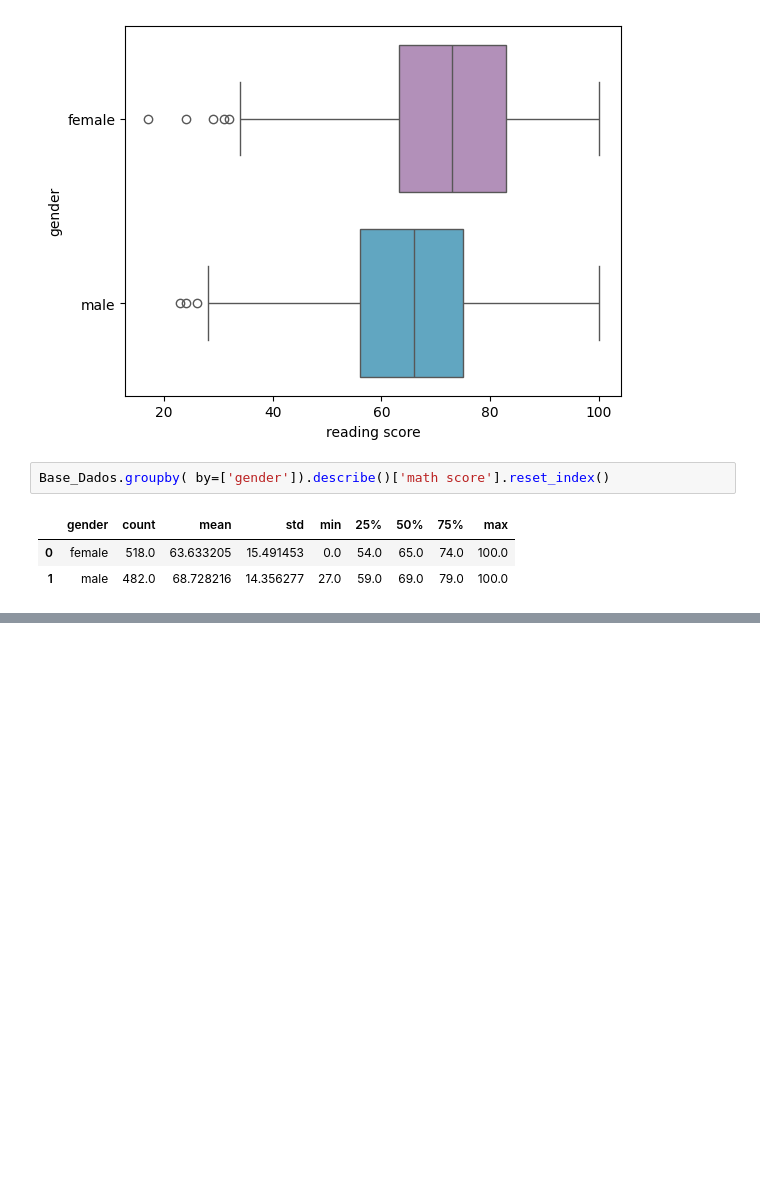
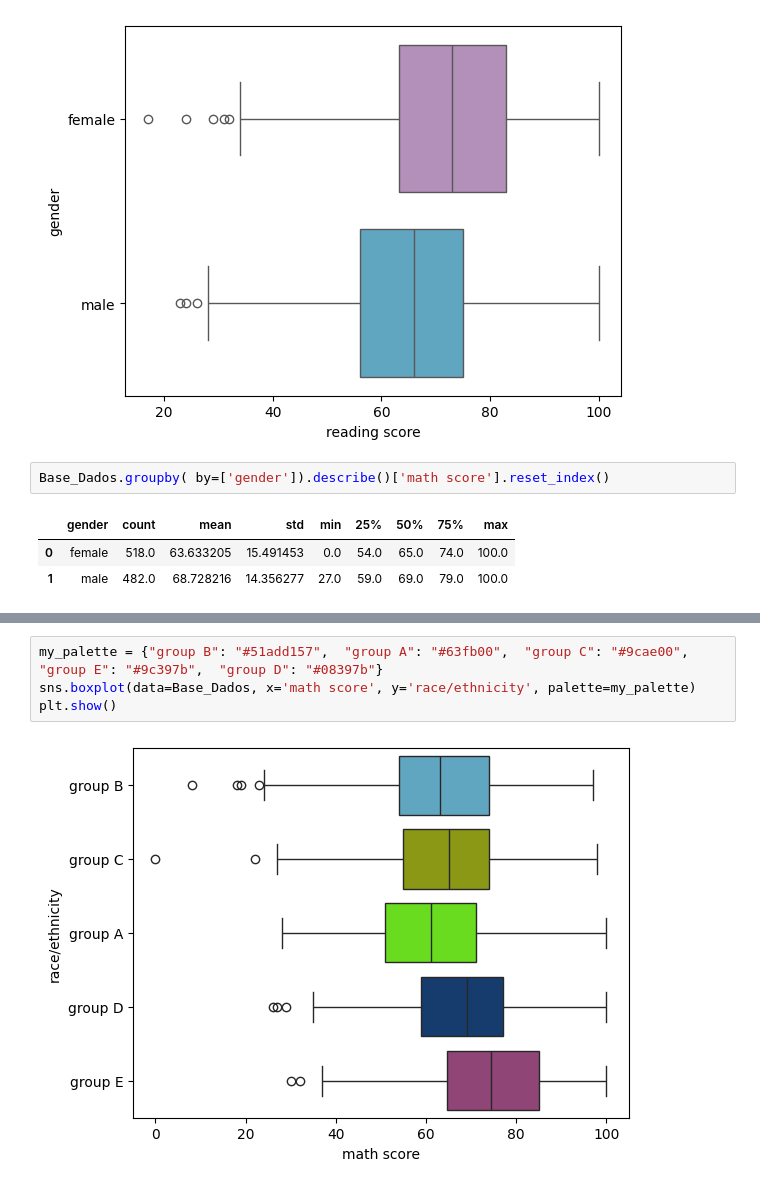
Before and after one commit to VITOR-HUGO94/Analise-de-Dados-Case-Unicornios-, a Jupyter notebook: Case_Education.ipynb, the cells around one changed output, grey strips where cells are left out. Drawn from its saved outputs; the diff is of its cells as text; blank space fills up the shorter version.

```diff
--- a/Case_Education.ipynb
+++ b/Case_Education.ipynb
@@ -172,0 +178,6 @@ Base_Dados.groupby( by=['gender']).describe()['math score'].reset_index()
+# %%
+my_palette = {"group B": "#51add157",  "group A": "#63fb00",  "group C": "#9cae00",  "group E": "#9c397b",  "group D": "#08397b"}
+sns.boxplot(data=Base_Dados, x='math score', y='race/ethnicity', palette=my_palette)
+plt.show()
+# %% [output]
+[figure, added]
```
Also changed, not shown: parts of 5 cells of this notebook.
